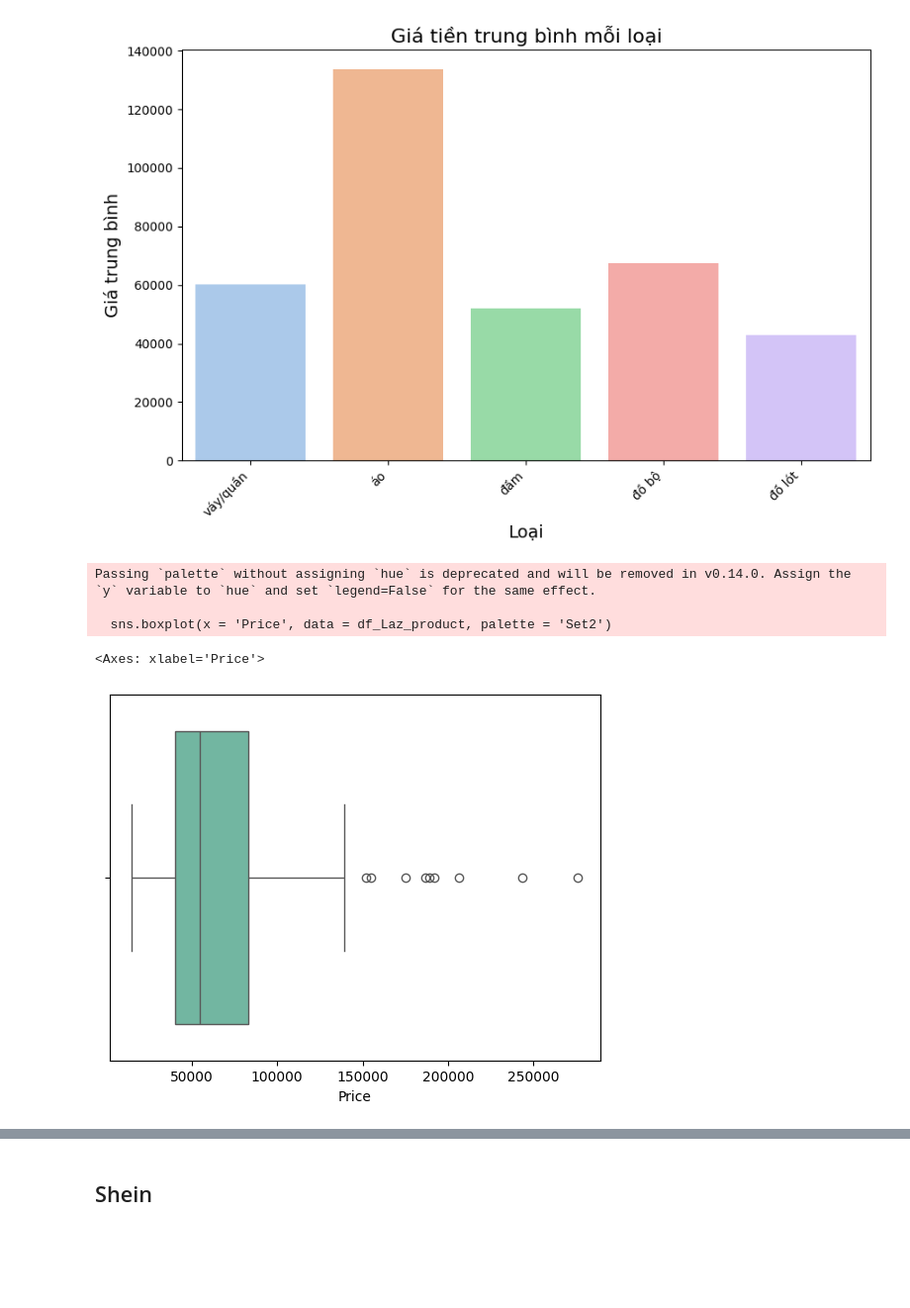
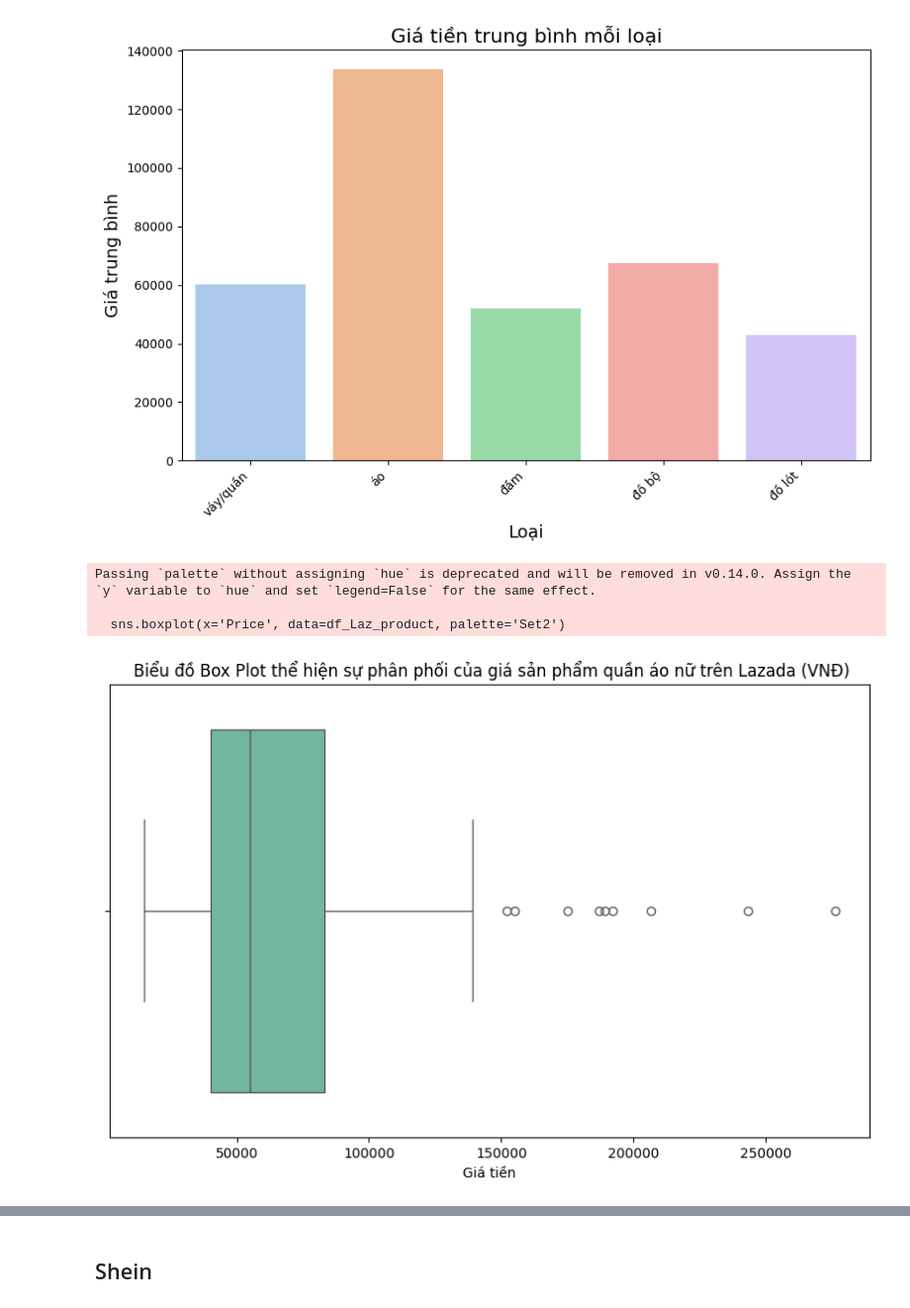
Before and after one commit to tathithienthanh/WomenFashionProductRecommendationSystem, a Jupyter notebook: Untitled.ipynb, the cells around one changed output, grey strips where cells are left out. Shown at 99% size. Saved outputs shown, nothing was run; the diff lists cells and outputs as text; code cells hidden in the pictures; blank space fills up the shorter version.

```diff
--- a/Untitled.ipynb
+++ b/Untitled.ipynb
@@ -28,7 +30,7 @@ driver.maximize_window()
 # %%
 df_Laz_product = pd.DataFrame(columns = ['Url', 'Name', 'Price', 'Voucher', 'Sold', 'NumRate'])
 df_Laz_shop = pd.DataFrame(columns = ['Url', 'Name', 'Followers'])
-df_Laz_feedback = pd.DataFrame(columns = ['Product_Url', 'Content', 'Rate'])
+df_Laz_feedback = pd.DataFrame(columns = ['Product_Url', 'Content'])
 # %% [markdown]
 Extract information from 120 products on Lazada website
 # %%
@@ -173,23 +175,11 @@ for url in Laz_product_urls:
         except NoSuchElementException:
             print('NoSuchElementException')
 
-        try:
-            containerStar_elements = driver.find_elements(By.CSS_SELECTOR, '.container-star.starCtn.left')
-            #rates = [count_rate_star(container) for container in containerStar_elements]
-        except NoSuchElementException:
-            print('NoSuchElementException')
-
-        default_length = len(containerStar_elements)
-
-        if len(contents) < default_length:
-            contents.extend(["0"] * (default_length - len(contents)))
-
         urls = [url for i in range(0, default_length)]
 
         df = pd.DataFrame({
                 'Product_Url': urls,
-                'Content': contents,
-                'Rate': containerStar_elements
+                'Content': contents
             })
         df_Laz_feedback = pd.concat([df_Laz_feedback, df], ignore_index = True)
 
@@ -950,13 +940,17 @@ Passing `palette` without assigning `hue` is deprecated and will be removed in v
   sns.barplot(x = Laz_avgPrice_per_category.index, y = Laz_avgPrice_per_category.values, palette = 'pastel')
 [figure]
 # %%
-sns.boxplot(x = 'Price', data = df_Laz_product, palette = 'Set2')
+plt.figure(figsize=(10, 6))
+sns.boxplot(x='Price', data=df_Laz_product, palette='Set2')
+plt.title(' Biểu đồ Box Plot thể hiện sự phân phối của giá sản phẩm quần áo nữ trên Lazada (VNĐ)')
+plt.xlabel('Giá tiền')
+plt.ylabel('')
+plt.show()
 # %% [output]
 Passing `palette` without assigning `hue` is deprecated and will be removed in v0.14.0. Assign the `y` variable to `hue` and set `legend=False` for the same effect.
 
-  sns.boxplot(x = 'Price', data = df_Laz_product, palette = 'Set2')
+  sns.boxplot(x='Price', data=df_Laz_product, palette='Set2')
-<Axes: xlabel='Price'>
-[figure, old version]
+[figure, new version]
 # %%
 stats = {
     'Mean': df_Laz_product['Price'].mean(),
```
Also changed, not shown: parts of 11 cells of this notebook.
